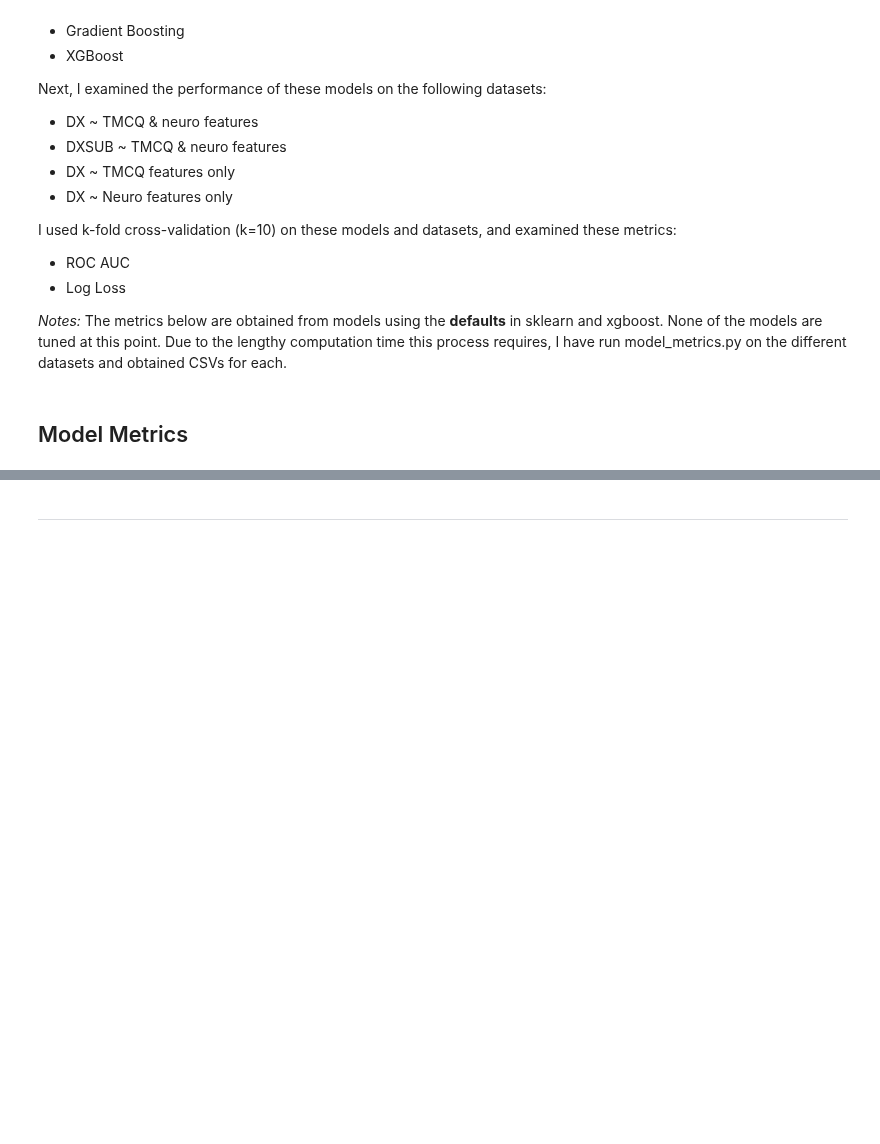
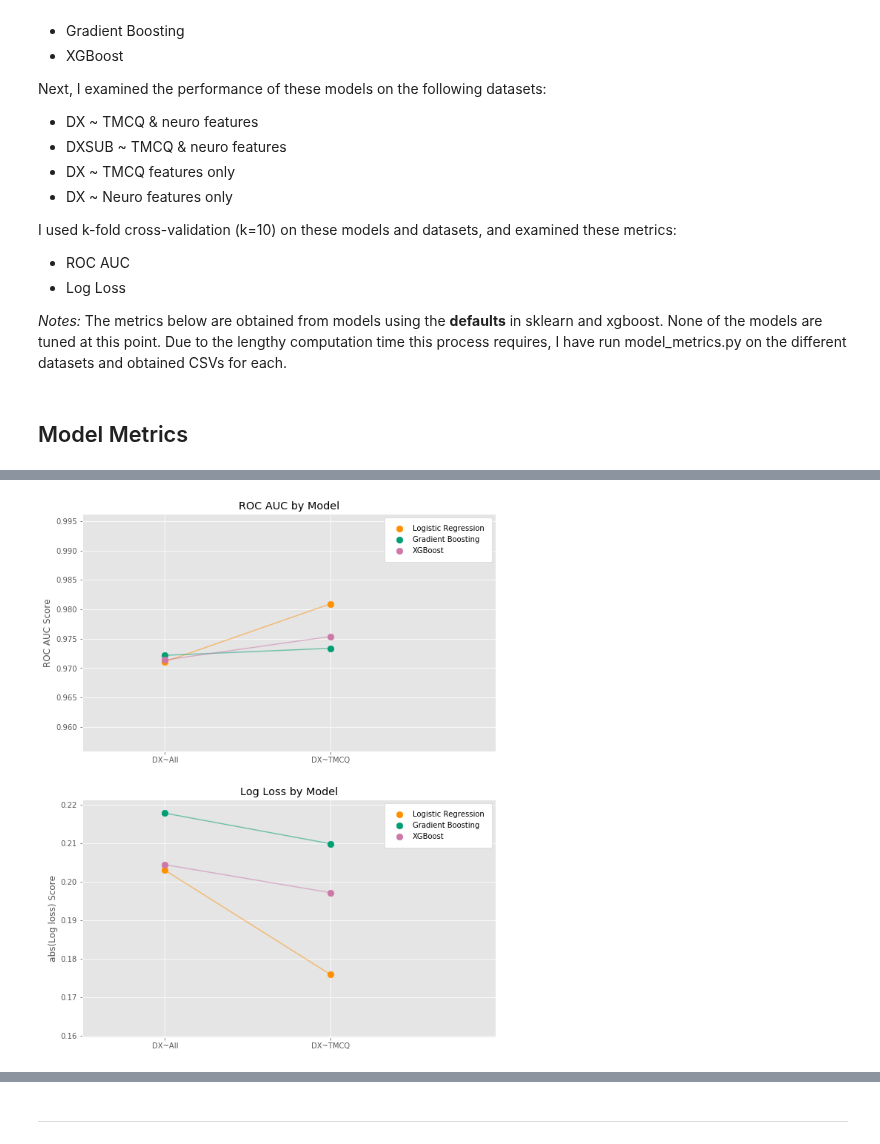
Before and after one commit to cjsmith015/Machine_Learning_and_ADHD, a Jupyter notebook: Supervised Learning.ipynb, the cells around one changed output, grey strips where cells are left out. Cells and saved outputs as stored; diff of their text form; code cells hidden in the pictures; blank space fills up the shorter version.

```diff
--- a/Supervised Learning.ipynb
+++ b/Supervised Learning.ipynb
@@ -126,0 +143,24 @@ fig, axs = plt.subplots(2,1, figsize=(10,13))
+# %%
+model_dict_no_rf = {
+              'Logistic Regression': {'name': 'LogReg', 'linestyle': 'solid', 'marker': 'o', 'color':'#ff9000'},
+              'Gradient Boosting': {'name': 'GradientBoosting', 'linestyle': 'solid', 'marker': 'o', 'color':'#009E73'},
+              'XGBoost': {'name': 'XGB', 'linestyle': 'solid', 'marker': 'o', 'color':'#CC79A7'}
+              }
+
+metric_dict = {
+                'ROC_AUC':
+                    {'Title': 'ROC AUC by Model',
+                     'ylabel': 'ROC AUC Score',
+                     'dataframe': roc_auc,
+                     'col_names': ['DX~All', 'DX~TMCQ']},
+                'LogLoss':
+                    {'Title': 'Log Loss by Model',
+                     'ylabel': 'abs(Log loss) Score',
+                     'dataframe': -log_loss,
+                     'col_names': ['DX~All', 'DX~TMCQ']},
+               }
+
+fig, axs = plt.subplots(2,1, figsize=(10,13))
+_ = create_metric_graph(model_dict_no_rf, metric_dict, axs)
+# %% [output]
+[figure, added]
```
Also changed, not shown: parts of 6 cells of this notebook, 2 other files.
